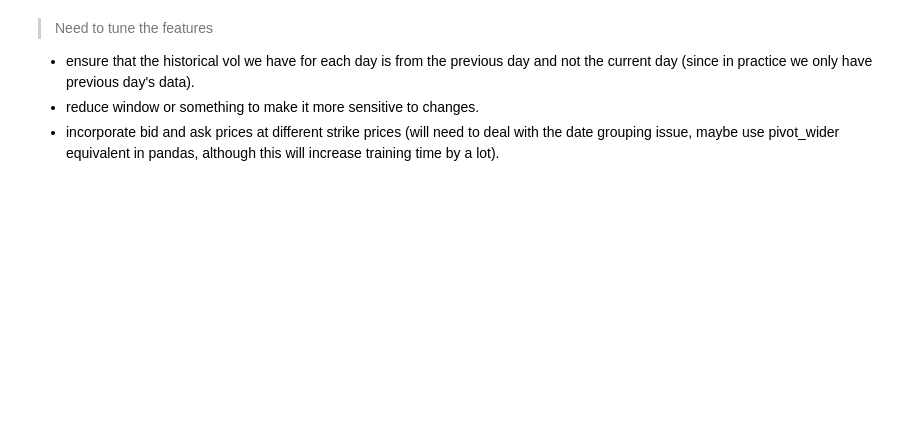
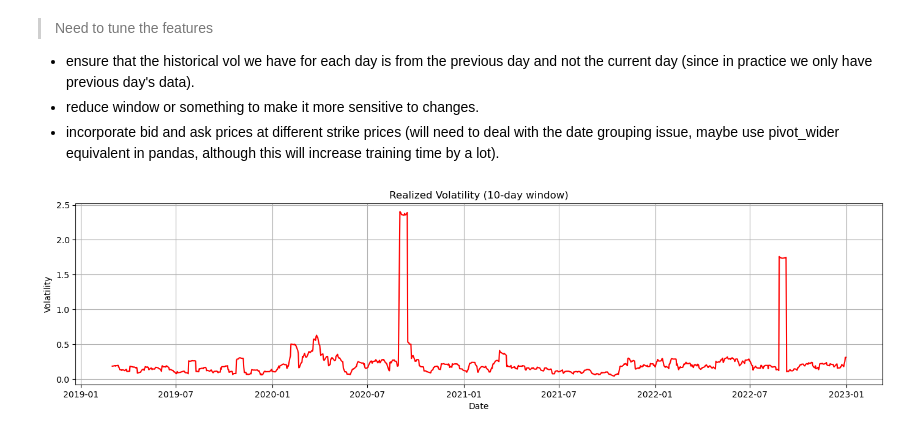
Before and after one commit to teetajp/TSLA-options, a Jupyter notebook: vol_forecast_LSTM.ipynb, the cells around one changed output. Cells and saved outputs as stored; diff of their text form; code cells hidden in the pictures; blank space fills up the shorter version.

```diff
--- a/vol_forecast_LSTM.ipynb
+++ b/vol_forecast_LSTM.ipynb
@@ -724,3 +781,21 @@ plot_predictions(model, full_loader)
 - ensure that the historical vol we have for each day is from the previous day and not the current day (since in practice we only have previous day's data).
 - reduce window or something to make it more sensitive to changes.
 - incorporate bid and ask prices at different strike prices (will need to deal with the date grouping issue, maybe use pivot_wider equivalent in pandas, although this will increase training time by a lot).
+# %%
+last_n_days = 1000
+
+plt.figure(figsize=(14, 7))
+
+
+# Plotting Realized Volatility
+plt.subplot(2, 1, 2)
+plt.plot(unique_dates_df[30:], selected_data['REALIZED_VOL'][30:], label='Realized Volatility', color='red')
+plt.title('Realized Volatility (10-day window)')
+plt.xlabel('Date')
+plt.ylabel('Volatility')
+plt.grid(True)
+
+plt.tight_layout()
+plt.show()
+# %% [output]
+[figure, added]
```
Also changed, not shown: parts of 17 cells of this notebook.
